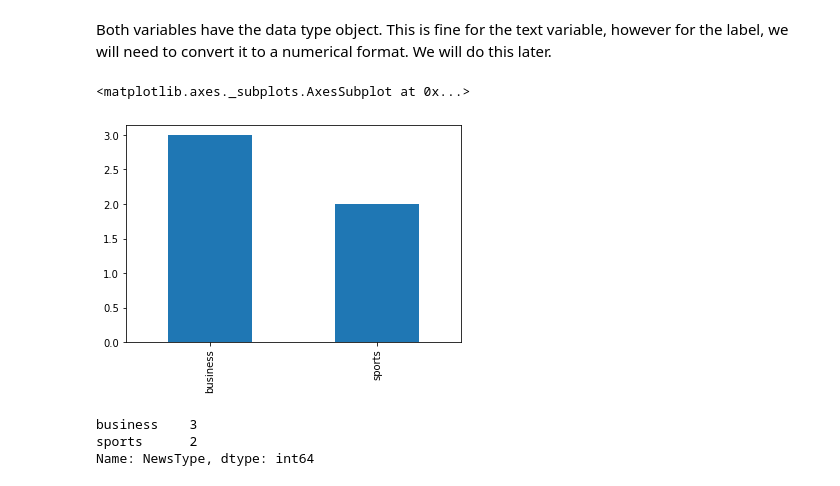
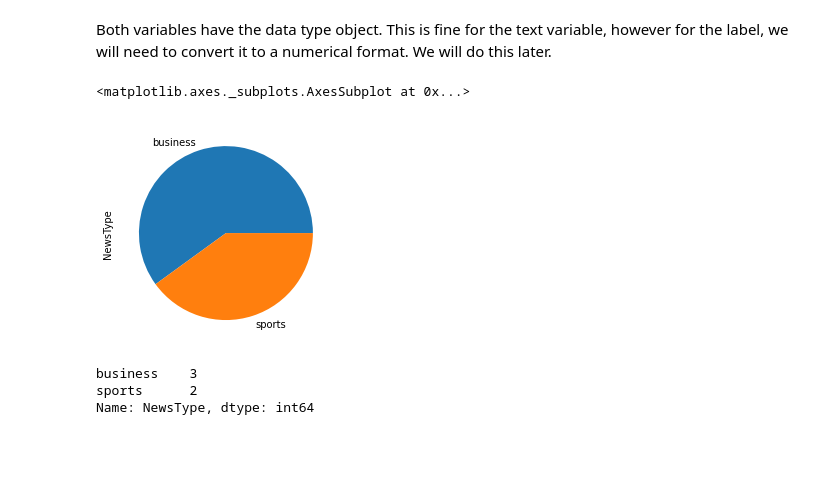
Before and after one commit to BernardKula/Text-Summarization-with-Python-Project, a Jupyter notebook: Text_Summarization_with_Python_Project_Bernard.ipynb, the cells around one changed output. Drawn from its saved outputs; the diff is of its cells as text; code cells hidden in the pictures; blank space fills up the shorter version.

```diff
--- a/Text_Summarization_with_Python_Project_Bernard.ipynb
+++ b/Text_Summarization_with_Python_Project_Bernard.ipynb
@@ -85,11 +85,11 @@ Both variables have the data type object. This is fine for the text variable, ho
 # %%
 # plotting the distribution of label
 # ---
 #
-df.NewsType.value_counts().plot(kind='bar')
+df.NewsType.value_counts().plot(kind='pie')
 # %% [output]
 <matplotlib.axes._subplots.AxesSubplot at 0x...>
-[figure, old version]
+[figure, new version]
 # %%
 # investigating the label distribution
 df.NewsType.value_counts()
```
